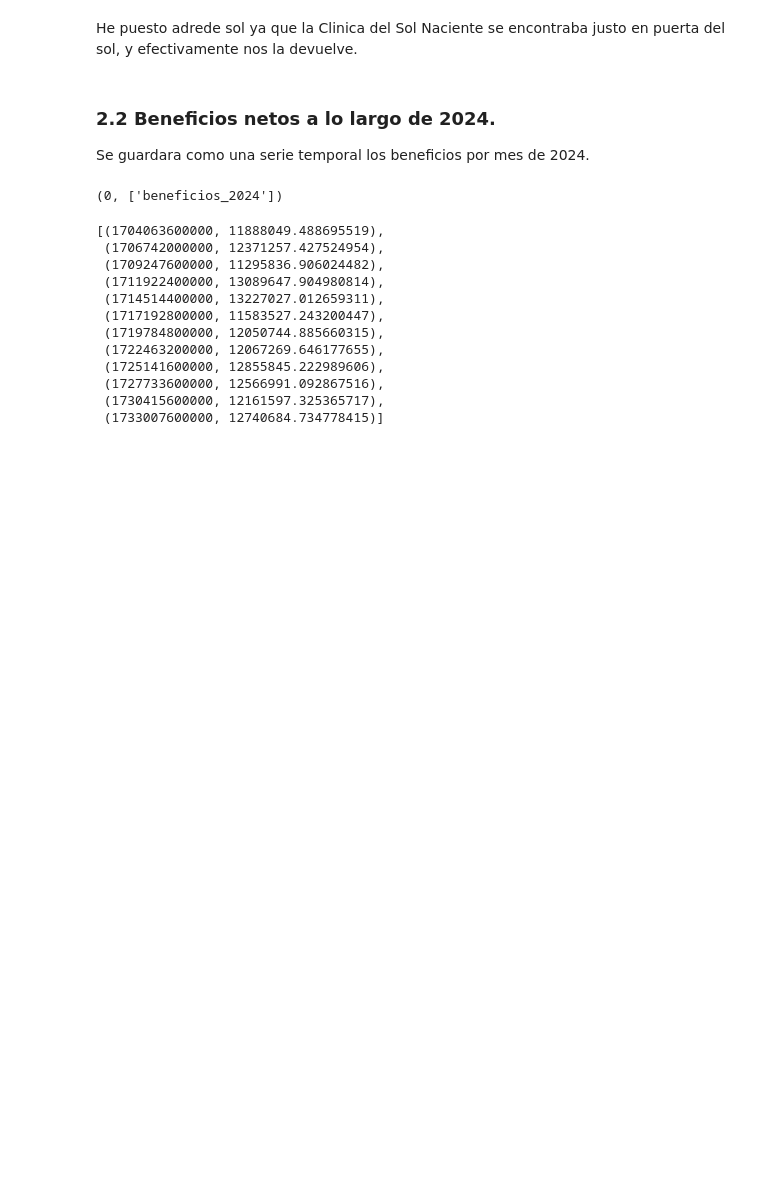
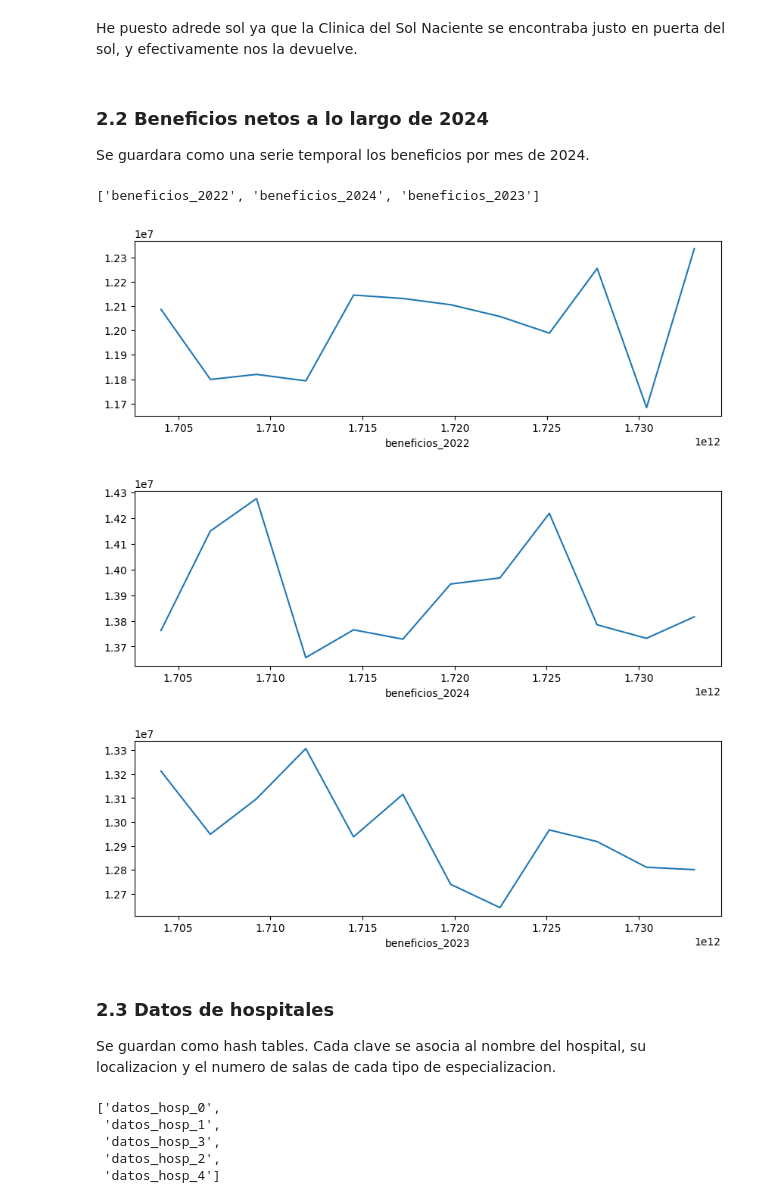
Before and after one commit to JavierMdT/BDNoSQL-Repo, a Jupyter notebook: 1_redis/consultas.ipynb, the cells around one changed output. Cells and saved outputs as stored; diff of their text form; code cells hidden in the pictures; blank space fills up the shorter version.

Commit message:
Terminado en totalidad la ingesta de datos y las consultas

```diff
--- a/1_redis/consultas.ipynb
+++ b/1_redis/consultas.ipynb
@@ -377,27 +377,52 @@ La distancia media entre hospitales en km es: 36.30km
 # %% [markdown]
 He puesto adrede sol ya que la Clinica del Sol Naciente se encontraba justo en puerta del sol, y efectivamente nos la devuelve.
 # %% [markdown]
-### 2.2 Beneficios netos a lo largo de 2024.
+### 2.2 Beneficios netos a lo largo de 2024
 
 Se guardara como una serie temporal los beneficios por mes de 2024.
 # %%
 # Hacemos el scan de series temporales
-r.scan(match="*",
+scan_results = r.scan(match="*",
        _type="TSDB-TYPE")
+scan_results[1] #type:ignore
 # %% [output]
-(0, ['beneficios_2024'])
+['beneficios_2022', 'beneficios_2024', 'beneficios_2023']
 # %%
-r.ts().range("beneficios_2024", 0, "+")
+valores_series = []
+t_series = []
+series = scan_results[1]#type:ignore
+# Formato: valores de la serie X = valores_series[X-1]
+for st in series:
+    M = r.ts().range(st, 0, "+")
+    valores, t = [], []
+    for i in range(len(M)):
+        valores.append(M[i][0])
+        t.append(M[i][1])
+    valores_series.append(valores)
+    t_series.append(t)
-# %% [output]
-[(1704063600000, 11888049.488695519),
- (1706742000000, 12371257.427524954),
- (1709247600000, 11295836.906024482),
- (1711922400000, 13089647.904980814),
- (1714514400000, 13227027.012659311),
- (1717192800000, 11583527.243200447),
- (1719784800000, 12050744.885660315),
- (1722463200000, 12067269.646177655),
- (1725141600000, 12855845.222989606),
- (1727733600000, 12566991.092867516),
- (1730415600000, 12161597.325365717),
- (1733007600000, 12740684.734778415)]
+# %%
+# Visualizarlas
+import matplotlib.pyplot as plt
+for i in range(3):
+    plt.figure(figsize=(10, 3))
+    plt.plot(valores_series[i], t_series[i])
+    plt.xlabel(series[i])
+    plt.show()
+# %% [output]
+[figure, added]
+[figure, added]
+[figure, added]
+# %% [markdown]
+### 2.3 Datos de hospitales
+
+Se guardan como hash tables. Cada clave se asocia al nombre del hospital, su localizacion y el numero de salas de cada tipo de especializacion.
+# %%
+# Sacamos las claves
+keys = r.scan(match="datos*")[1]#type:ignore
+keys
+# %% [output]
+['datos_hosp_0',
+ 'datos_hosp_1',
+ 'datos_hosp_3',
+ 'datos_hosp_2',
+ 'datos_hosp_4']
```
Also changed, not shown: parts of 3 cells of this notebook, 5 other files.
